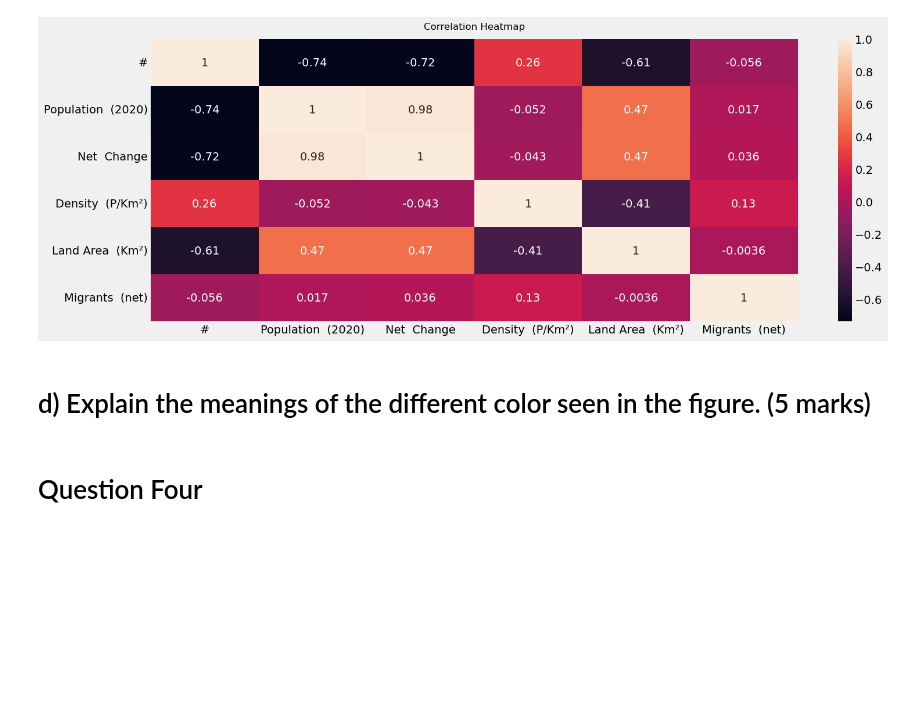
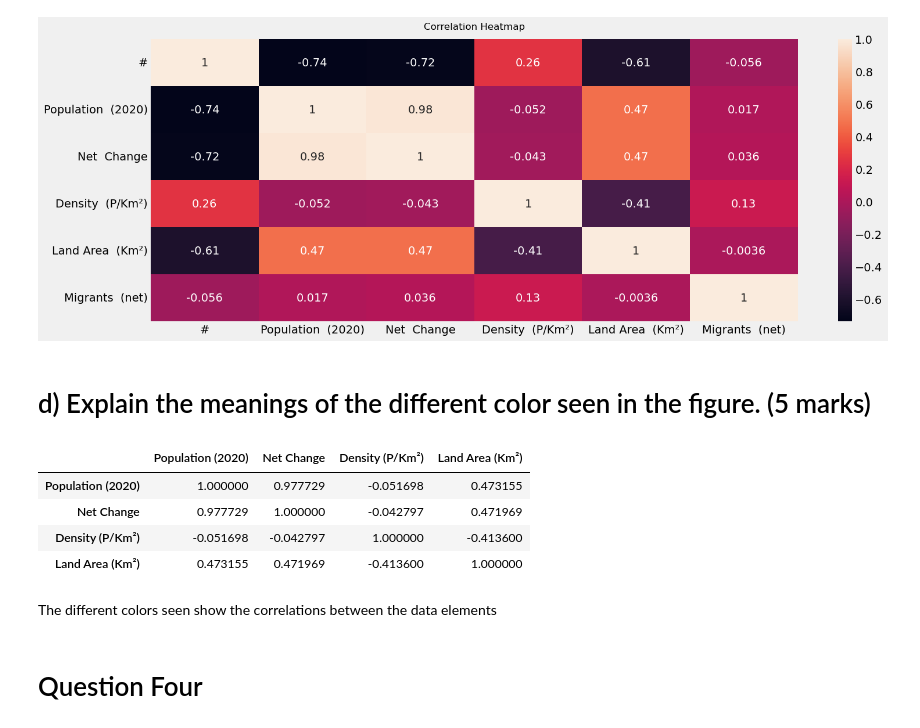
Before and after one commit to Mwanje/data-mining, a Jupyter notebook: Data_Mining_EXAM .ipynb, the cells around one changed output. Saved outputs shown, nothing was run; the diff lists cells and outputs as text; code cells hidden in the pictures; blank space fills up the shorter version.

```diff
--- a/Data_Mining_EXAM .ipynb
+++ b/Data_Mining_EXAM .ipynb
@@ -118,6 +115,17 @@ heatmap.set_title('Correlation Heatmap', fontdict={'fontsize':12}, pad=12);
 [figure]
 # %% [markdown]
 # d) Explain the meanings of the different color seen in the figure. (5 marks)
+# %%
+#df1.corr()
+df1.corr(numeric_only = True)
+# %% [output]
+|  | Population (2020) | Net Change | Density (P/Km²) | Land Area (Km²) |
+| Population (2020) | 1.000000 | 0.977729 | -0.051698 | 0.473155 |
+| Net Change | 0.977729 | 1.000000 | -0.042797 | 0.471969 |
+| Density (P/Km²) | -0.051698 | -0.042797 | 1.000000 | -0.413600 |
+| Land Area (Km²) | 0.473155 | 0.471969 | -0.413600 | 1.000000 |
+# %% [markdown]
+The different colors seen show the correlations between the data elements
 # %% [markdown]
 # Question Four
 # %%
```
Also changed, not shown: parts of 21 cells of this notebook.
